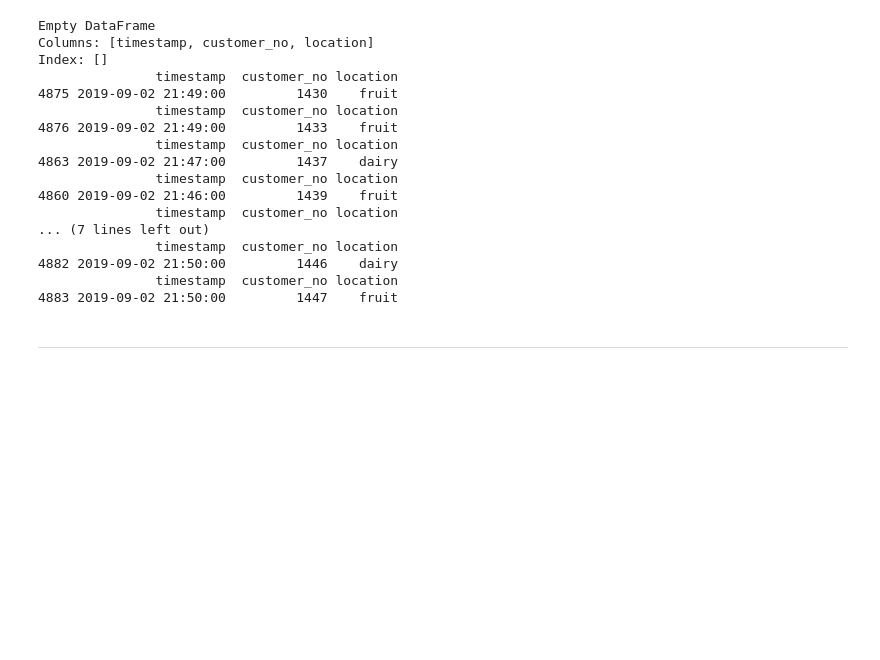
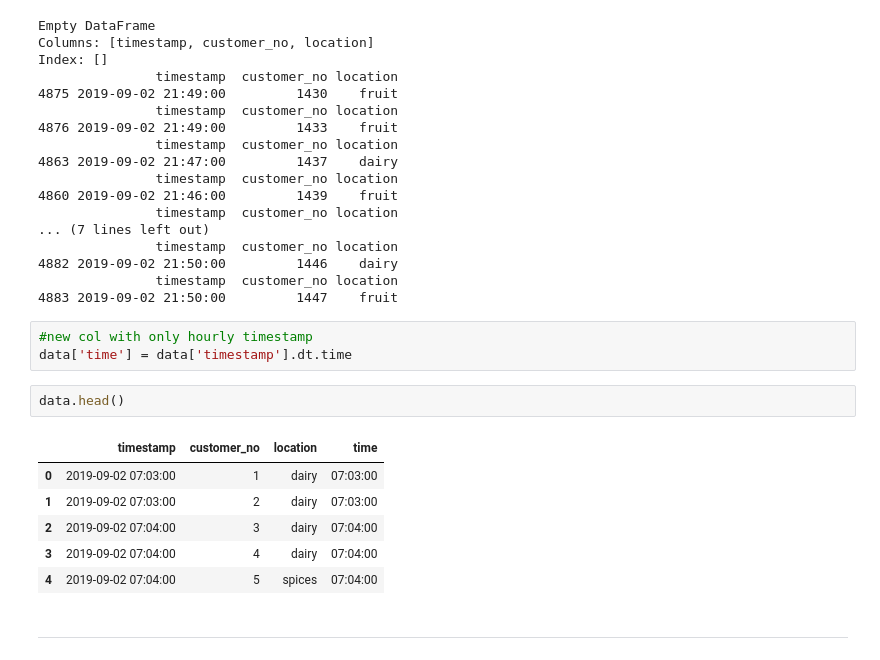
Before and after one commit to Galiya-YS/Shopipy---MCMC-simulation, a Jupyter notebook: explore_monday.ipynb, the cells around one changed output. Drawn from its saved outputs; the diff is of its cells as text; blank space fills up the shorter version.

```diff
--- a/explore_monday.ipynb
+++ b/explore_monday.ipynb
@@ -127,6 +129,18 @@ Index: []
 4882 2019-09-02 21:50:00         1446    dairy
                timestamp  customer_no location
 4883 2019-09-02 21:50:00         1447    fruit
+# %%
+#new col with only hourly timestamp
+data['time'] = data['timestamp'].dt.time
+# %%
+data.head()
+# %% [output]
+|  | timestamp | customer_no | location | time |
+| 0 | 2019-09-02 07:03:00 | 1 | dairy | 07:03:00 |
+| 1 | 2019-09-02 07:03:00 | 2 | dairy | 07:03:00 |
+| 2 | 2019-09-02 07:04:00 | 3 | dairy | 07:04:00 |
+| 3 | 2019-09-02 07:04:00 | 4 | dairy | 07:04:00 |
+| 4 | 2019-09-02 07:04:00 | 5 | spices | 07:04:00 |
 # %% [markdown]
 ____
 # %%
```
Also changed, not shown: parts of 10 cells of this notebook.
